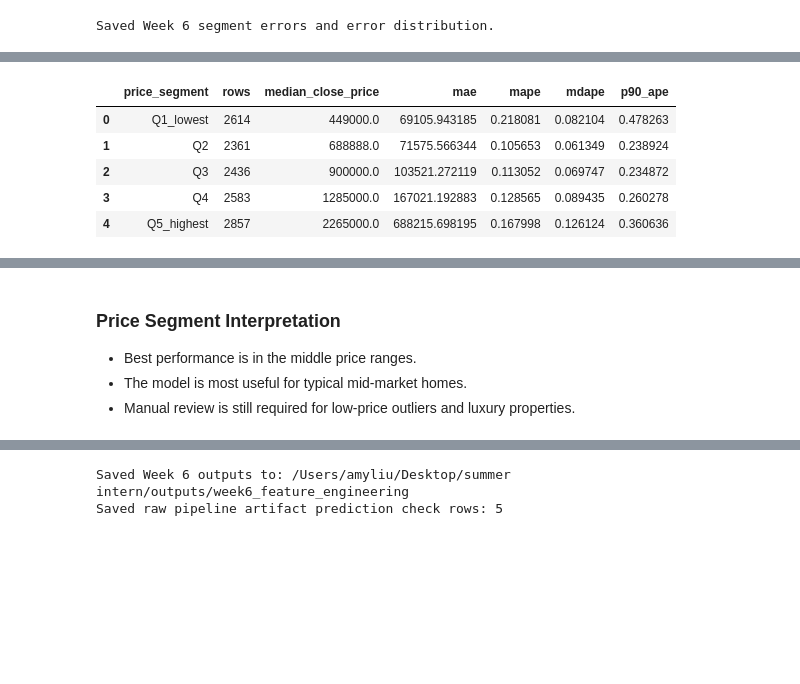
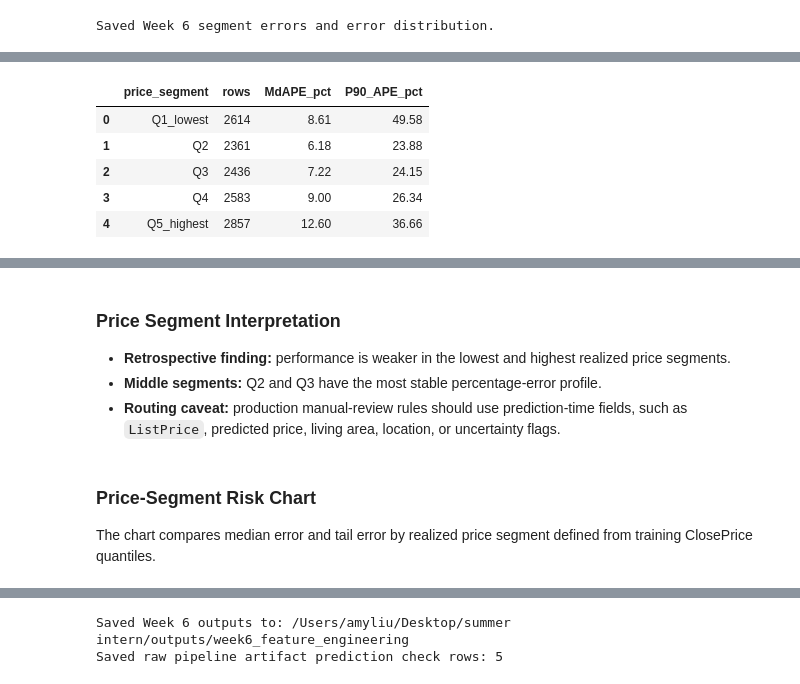
Before and after one commit to jaycieliu/IDX-Exchange-Summer-2026-DS-Intern, a Jupyter notebook: week6/05_feature_engineering_pipeline_selection.ipynb, the cells around one changed output, grey strips where cells are left out. Drawn from its saved outputs; the diff is of its cells as text; code cells hidden in the pictures; blank space fills up the shorter version.

```diff
--- a/week6/05_feature_engineering_pipeline_selection.ipynb
+++ b/week6/05_feature_engineering_pipeline_selection.ipynb
@@ -241,7 +275,7 @@ FEATURE_SPECS = {
         "numeric": list(dict.fromkeys(X5_NUMERIC + X6_EXTRA_NUMERIC)),
         "categorical": X5_CATEGORICAL,
         "binary": list(dict.fromkeys(X5_BINARY + X6_EXTRA_BINARY)),
-        "description": "Week 6 expanded non-leaky feature pool with train-only district frequency.",
+        "description": "Week 6 expanded non-leaky feature pool with school-district fields and engineered property features.",
     },
 }
 
@@ -1186,39 +1474,40 @@ if WEEK5_TEST_PREDICTIONS_PATH.exists():
                 mae=("error", lambda s: s.abs().mean()),
                 mape=("absolute_percentage_error", "mean"),
                 mdape=("absolute_percentage_error", "median"),
                 p90_ape=("absolute_percentage_error", lambda s: s.quantile(0.90)),
             )
             .reset_index()
         )
     else:
         week5_segment_errors = pd.DataFrame()
 elif WEEK5_SEGMENT_PATH.exists():
     week5_segment_errors = pd.read_csv(WEEK5_SEGMENT_PATH)
 else:
     week5_segment_errors = pd.DataFrame()
 
 if len(week5_segment_errors):
     segment_comparison = week5_segment_errors.merge(
         segment_errors,
         on="price_segment",
         suffixes=("_week5", "_week6"),
     )
     for metric in ["mae", "mape", "mdape", "p90_ape"]:
         segment_comparison[f"{metric}_delta_week6_minus_week5"] = (
             segment_comparison[f"{metric}_week6"] - segment_comparison[f"{metric}_week5"]
         )
 else:
     segment_comparison = pd.DataFrame()
 
 segment_comparison.to_csv(OUTPUT_DIR / "week6_segment_old_vs_new_comparison.csv", index=False)
 
-display(segment_errors)
-display(segment_comparison)
-display(error_distribution)
+segment_summary = segment_errors[["price_segment", "rows", "mdape", "p90_ape"]].copy()
+segment_summary["MdAPE_pct"] = segment_summary["mdape"].mul(100).round(2)
+segment_summary["P90_APE_pct"] = segment_summary["p90_ape"].mul(100).round(2)
+display(segment_summary[["price_segment", "rows", "MdAPE_pct", "P90_APE_pct"]])
 # %% [output]
-|  | price_segment | rows | median_close_price | mae | mape | mdape | p90_ape |
-| 0 | Q1_lowest | 2614 | 449000.0 | 69105.943185 | 0.218081 | 0.082104 | 0.478263 |
-| 1 | Q2 | 2361 | 688888.0 | 71575.566344 | 0.105653 | 0.061349 | 0.238924 |
-| 2 | Q3 | 2436 | 900000.0 | 103521.272119 | 0.113052 | 0.069747 | 0.234872 |
-| 3 | Q4 | 2583 | 1285000.0 | 167021.192883 | 0.128565 | 0.089435 | 0.260278 |
-| 4 | Q5_highest | 2857 | 2265000.0 | 688215.698195 | 0.167998 | 0.126124 | 0.360636 |
+|  | price_segment | rows | MdAPE_pct | P90_APE_pct |
+| 0 | Q1_lowest | 2614 | 8.61 | 49.58 |
+| 1 | Q2 | 2361 | 6.18 | 23.88 |
+| 2 | Q3 | 2436 | 7.22 | 24.15 |
+| 3 | Q4 | 2583 | 9.00 | 26.34 |
+| 4 | Q5_highest | 2857 | 12.60 | 36.66 |
@@ -1233,6 +1514,10 @@ display(error_distribution)
 # %% [markdown]
 ### Price Segment Interpretation
 
-- Best performance is in the middle price ranges.
-- The model is most useful for typical mid-market homes.
-- Manual review is still required for low-price outliers and luxury properties.
+- **Retrospective finding:** performance is weaker in the lowest and highest realized price segments.
+- **Middle segments:** Q2 and Q3 have the most stable percentage-error profile.
+- **Routing caveat:** production manual-review rules should use prediction-time fields, such as `ListPrice`, predicted price, living area, location, or uncertainty flags.
+# %% [markdown]
+### Price-Segment Risk Chart
+
+The chart compares median error and tail error by realized price segment defined from training ClosePrice quantiles.
```
Also changed, not shown: parts of 53 cells of this notebook.
